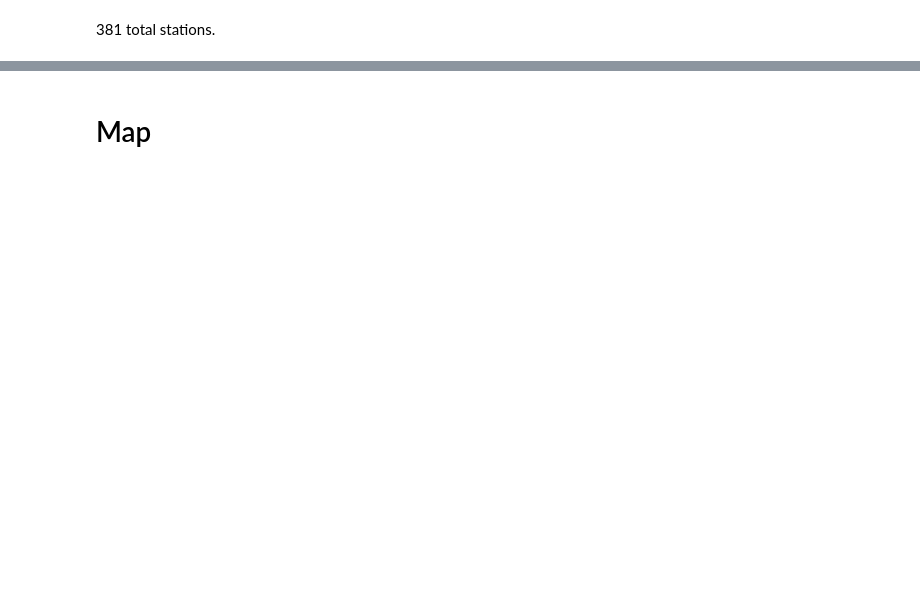
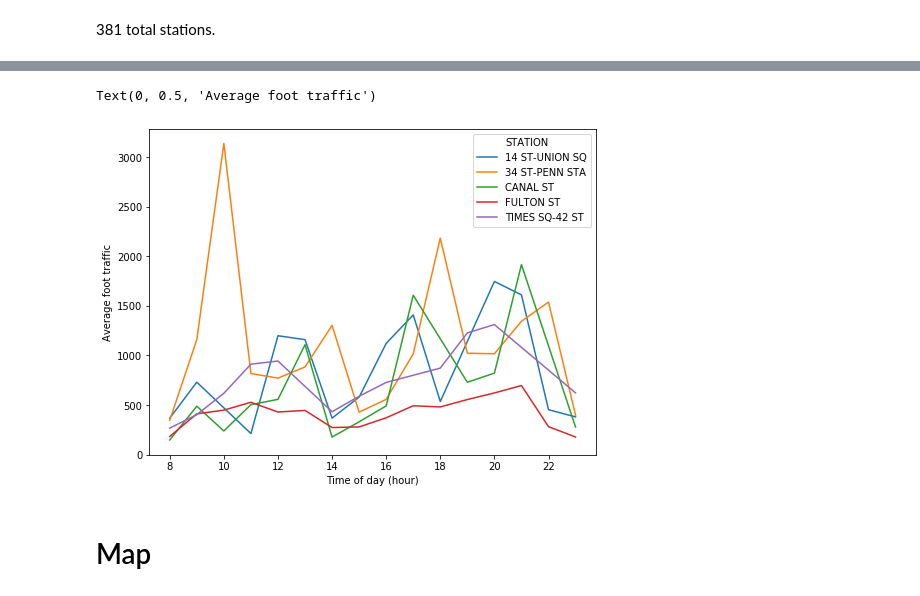
Before and after one commit to collindching/MTA-Turnstile-Analysis, a Jupyter notebook: Data Visualizations (Collin).ipynb, the cells around one changed output, grey strips where cells are left out. Drawn from its saved outputs; the diff is of its cells as text; code cells hidden in the pictures; blank space fills up the shorter version.

```diff
--- a/Data Visualizations (Collin).ipynb
+++ b/Data Visualizations (Collin).ipynb
@@ -55,2 +86,13 @@ plt.legend(title='Top 30');
+# %%
+sum_df = weekdays[weekdays['STATION'].isin(['34 ST-PENN STA','CANAL ST','14 ST-UNION SQ','FULTON ST','TIMES SQ-42 ST'])]
+sum_df = sum_df.groupby(['STATION','hour'],as_index=False)['traffic'].mean()
+# %%
+plt.figure(figsize=(8,6))
+sns.lineplot('hour',sum_df['traffic'],hue='STATION',data=sum_df);
+plt.xlabel('Time of day (hour)');
+plt.ylabel('Average foot traffic')
+# %% [output]
+Text(0, 0.5, 'Average foot traffic')
+[figure, added]
 # %% [markdown]
 # Map
```
Also changed, not shown: parts of 20 cells of this notebook.
